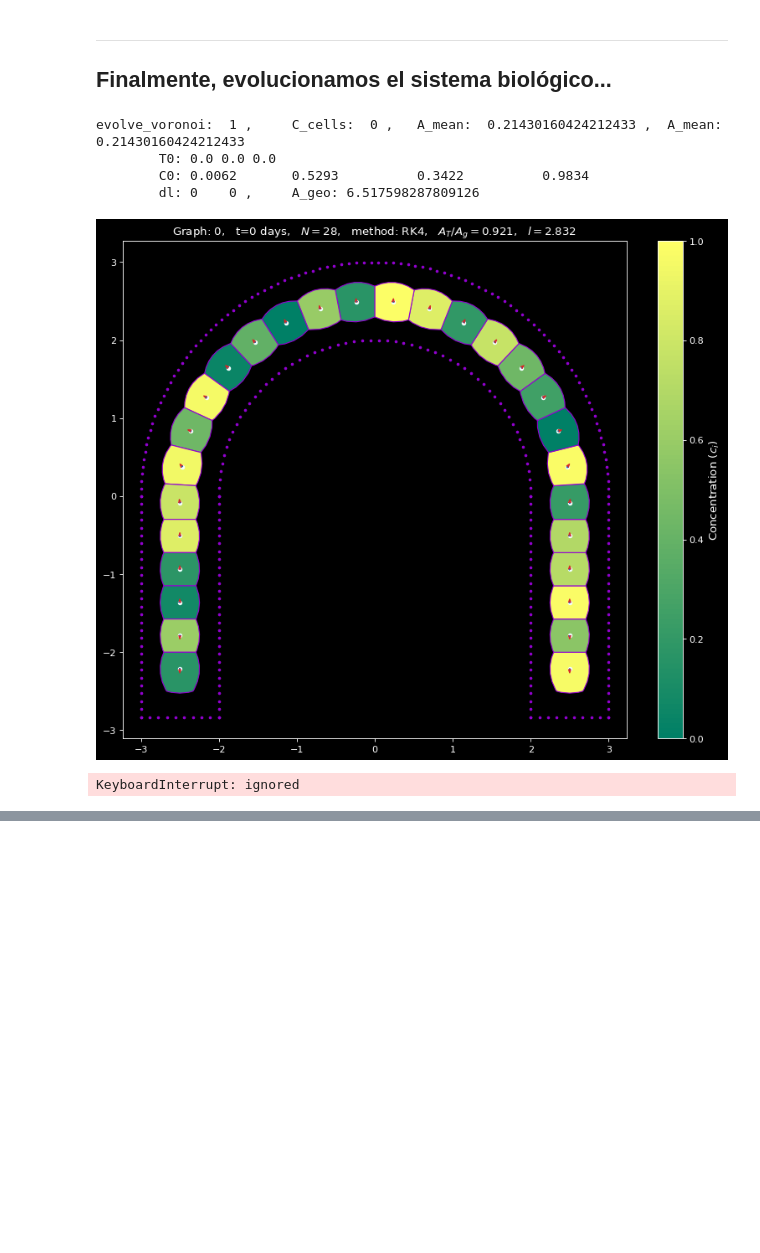
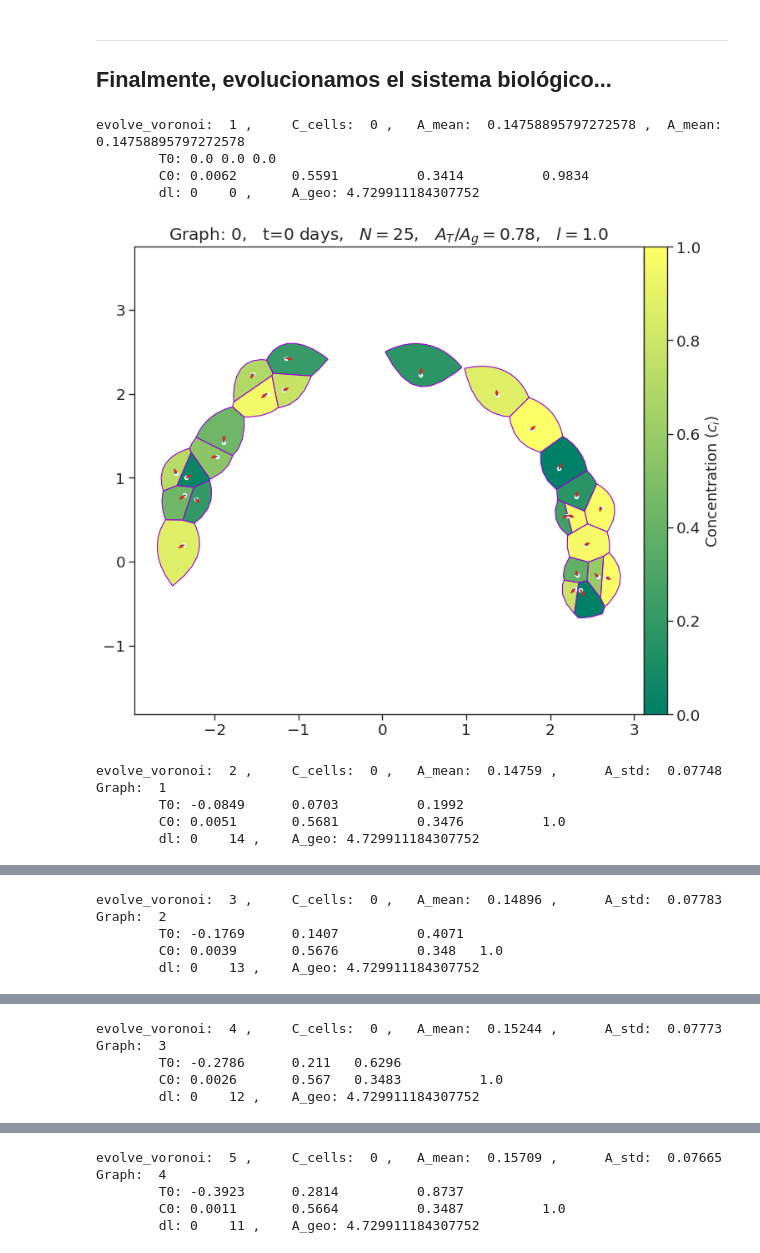
Before and after one commit to joshbrx/biomath_model, a Jupyter notebook: Voronoi_cells_prototipo.ipynb, the cells around one changed output, grey strips where cells are left out. Saved outputs shown, nothing was run; the diff lists cells and outputs as text; code cells hidden in the pictures; blank space fills up the shorter version.

```diff
--- a/Voronoi_cells_prototipo.ipynb
+++ b/Voronoi_cells_prototipo.ipynb
@@ -185,8 +185,8 @@ r = np.array([2.0, 3.0]);
 
 N = 30; l = 1
 structure = get_structure(r, theta, l, n_space, l_div=0.15)
-points = rand_points(r, theta, l, N).T
-# points = org_points(r, theta, l, N).T
+# points = rand_points(r, theta, l, N).T
+points = org_points(r, theta, l, N).T
 
 plt.scatter(points.T[0], points.T[1], color="tab:purple")
 plt.scatter(structure[0], structure[1], color="tab:red")
@@ -637,12 +637,12 @@ def voronoi_forces(K, vor, A_vor, C_vor, N_points, C0, C_cells, alpha, V=None, s
         if not C_cells[i]: ax.fill(X, Y, zorder=-2, edgecolor="darkviolet", facecolor=mycolor(C0[i]))   # rojo = C_alto
         else: ax.fill(X, Y, zorder=-2, edgecolor="darkviolet", facecolor="orange")   # rojo = C_alto
     ax.scatter(points.T[0], points.T[1], color="azure", zorder=-1, s=15);
-    ax.scatter(pts_structure[0], pts_structure[1], color="darkviolet", zorder=0, s=5)
+    # ax.scatter(pts_structure[0], pts_structure[1], color="darkviolet", zorder=0, s=5)
 
     sm = plt.cm.ScalarMappable(cmap=mycolor)
-    cbar = plt.colorbar(sm)
+    cbar = plt.colorbar(sm, pad=0)
     # plt.text(2.95, 0, "Concentración $(c_i)$", color="white", zorder=0, fontsize=16, va='center', rotation=90)
-    cbar.set_label('Concentration $(c_i)$', rotation=90, fontsize=12)
+    cbar.set_label('Concentration $(c_i)$', rotation=90, fontsize=16)
     plt.axis("equal")        # or plt.axis("equal")
     plt.tight_layout()
     return fig, ax
@@ -884,7 +884,7 @@ def euler_solver(K, lenght, vor, X0, C0, T0, C_cells, params, t, N_points, struc
 # %%
 def evolve_vornonoi(r, theta, l, K, vor, C0, C_cells, N, params,
                     step=0.1, lenght=100, iter=20, vel=0.01, method="RK4", A_fixed=None,
-                    scale=1/4, filenames=None, C_list=None, A_list=None, state=True, celldiv=True, l_evol=True, l_step=5, limits=(-0.1, 0.1), c_factor=1.0):
+                    scale=1/4, filenames=None, C_list=None, A_list=None, N_list=None, I_list=None, state=True, celldiv=True, l_evol=True, l_step=5, limits=(-0.1, 0.1), c_factor=1.0):
     """
     solver["RK4"]: Runge-Kutta order 4
     solver["Euler"]: Euler method
@@ -902,6 +902,12 @@ def evolve_vornonoi(r, theta, l, K, vor, C0, C_cells, N, params,
     if A_list == None:
         A_list = []
 
+    if N_list == None:
+        N_list = []
+
+    if I_list == None:
+        I_list = []
+
     points, structure = vor.points[:N], vor.points[N:].T
     solver = {"RK4":RK_solver, "Euler":euler_solver}[method]
 
@@ -917,6 +923,8 @@ def evolve_vornonoi(r, theta, l, K, vor, C0, C_cells, N, params,
     tmp_A = np.std(A_vor)
     C_list.append(C0)
     A_list.append(A_vor)
+    N_list.append(N)
+    I_list.append(np.sum(A_vor)/A_total(r, l, N, cols=1))
 
     print("evolve_voronoi: ", N_div, ",\t C_cells: ",np.sum(C_cells, dtype=int), ",\t A_mean: ",np.mean(A_vor), ",\t A_mean: ",np.mean(A_vor))
     print("\tT0:", np.min(T0), np.mean(T0), np.max(T0))
@@ -924,7 +932,8 @@ def evolve_vornonoi(r, theta, l, K, vor, C0, C_cells, N, params,
     print("\tdl:", round(dl[0],4),"\t", round(dl[1],4),",\t A_geo:", A_total(r, l, N, cols=1))
 
     fig, ax = voronoi_forces(K, vor, A_vor, C_vor, N, C0, C_cells, alpha, V=V_out.T)
-    ax.set_title(f"Graph: {0},   t={0} days,   $N=${N},   method: {method},   $A_T/A_g=${round(np.sum(A_vor)/A_total(r, l, N, cols=1), 3)},   $l=${l}")           # t_real = t/0.3016241
+    ax.set_title(f"Graph: {0},   t={0} days,   $N=${N},   $A_T/A_g=${round(np.sum(A_vor)/A_total(r, l, N, cols=1), 3)},   $l=${l}")           # t_real = t/0.3016241
+    # ax.set_title(f"Graph: {0},   t={0} days,   $N=${N},   method: {method},   $A_T/A_g=${round(np.sum(A_vor)/A_total(r, l, N, cols=1), 3)},   $l=${l}")           # t_real = t/0.3016241
     plt.show()
 
     filename = f'/content/drive/MyDrive/biomath_model/figures/prueba0.png'
@@ -977,9 +986,12 @@ def evolve_vornonoi(r, theta, l, K, vor, C0, C_cells, N, params,
         print("\tdl:", round(dl[0],4),"\t", round(dl[1],4),",\t A_geo:", A_total(r, l, N, cols=1))
         C_list.append(C0)
         A_list.append(A_vor)
+        N_list.append(N)
+        I_list.append(np.sum(A_vor)/A_total(r, l, N, cols=1))
 
         fig, ax = voronoi_forces(K, vor, A_vor, C_vor, N, C0, C_cells, params[0], V=V_out.T)
-        ax.set_title(f"Graph: {i+1},   t={round((i+1)*lenght/l_step*3.016241, 2)} days,   $N=${len(T0)},   method: {method},   $A_T/A_g=${round(np.sum(A_vor)/A_total(r, l, N, cols=1), 3)},   $l=${round(l,3)}")
+        ax.set_title(f"Graph: {i+1},   t={round((i+1)*lenght/l_step*3.016241, 2)} days,   $N=${len(T0)},   $A_T/A_g=${round(np.sum(A_vor)/A_total(r, l, N, cols=1), 3)},   $l=${round(l,3)}")
+        # ax.set_title(f"Graph: {i+1},   t={round((i+1)*lenght/l_step*3.016241, 2)} days,   $N=${len(T0)},   method: {method},   $A_T/A_g=${round(np.sum(A_vor)/A_total(r, l, N, cols=1), 3)},   $l=${round(l,3)}")
         plt.show()
 
         filename = f'/content/drive/MyDrive/biomath_model/figures/prueba{i+1}.png'
@@ -987,35 +999,40 @@ def evolve_vornonoi(r, theta, l, K, vor, C0, C_cells, N, params,
         fig.savefig(filename, bbox_inches='tight')
     return vor, C0, N
 # %%
-plt.style.use('dark_background');
 np.random.seed(4)   #4, 7, 42
+sns.set_context("notebook", font_scale=1.5)   # paper, notebook, talk, and poster
 
-N = 28; l = 2.832
+N = 25; l = 1.0    # l=2.8, N=28
 r = np.array([2, 3]); theta = np.array([0, np.pi])
 
-K, params = [0.03, 0.25, 0.001], [1, 0.262985, 175]            #[k_area, k_centroid, k_vel], [alpha, beta, gamma]
+K, params = [0.045, 0.25, 0.005], [1, 0.262985, 175]            #[k_area, k_centroid, k_vel], [alpha, beta, gamma]
 C0 = np.random.rand(N)
 # C0 = np.random.normal(0.41, 0.15, size=N); C0[np.random.randint(0,N,1)] = 1
 C_cells = np.zeros(N); C_cells[np.random.randint(0,N,N//20)] = 0
 # C_cells = np.zeros(N); C_cells[::6] = 0
 
 structure_vor = get_structure(r, theta, l, 100)
-# points_vor = rand_points(r, theta, l, N).T
-points_vor = org_points(r, theta, l, N).T
+points_vor = rand_points(r, theta, l, N).T
+# points_vor = org_points(r, theta, l, N).T
 
 vor_evo = mk_voronoi(points_vor, structure_vor)
 
 filenames = [];
 C_list = [];
 A_list = [];
+N_list = [];
+I_list = [];
 evolve_vornonoi(r, theta, l, K, vor_evo, C0, C_cells, N, params,
-                step=0.1, lenght=(1.95)*2*np.pi, iter=600, vel=0.005, method="RK4", A_fixed=A_total(r, l, N, cols=1),
+                step=0.1, lenght=(1.95)*2*np.pi, iter=400, vel=0.005, method="RK4", A_fixed=A_total(r, l, N, cols=1),
                 # step=0.1, lenght=(1.95)*2*np.pi, iter=3060, vel=0.005, method="RK4", A_fixed=A_total(r, l, N, cols=1),
-                scale=1/4, filenames=filenames, C_list=C_list, A_list=A_list, state=False, celldiv=True, l_evol=True, l_step=10, limits=(-0.32, 0.3), c_factor=5.0)
+                scale=1/4, filenames=filenames, C_list=C_list, A_list=A_list, N_list=N_list, I_list=I_list, state=False, celldiv=True, l_evol=True, l_step=14, limits=(-0.15, 0.15), c_factor=1.0)
 # %% [output]
-evolve_voronoi:  1 ,     C_cells:  0 ,   A_mean:  0.21430160424212433 ,  A_mean:  0.21430160424212433
+evolve_voronoi:  1 ,     C_cells:  0 ,   A_mean:  0.14758895797272578 ,  A_mean:  0.14758895797272578
         T0: 0.0 0.0 0.0
-        C0: 0.0062       0.5293          0.3422          0.9834
-        dl: 0    0 ,     A_geo: 6.517598287809126
+        C0: 0.0062       0.5591          0.3414          0.9834
+        dl: 0    0 ,     A_geo: 4.729911184307752
-[figure, old version]
+[figure, new version]
-KeyboardInterrupt: ignored
+evolve_voronoi:  2 ,     C_cells:  0 ,   A_mean:  0.14759 ,      A_std:  0.07748 Graph:  1
+        T0: -0.0849      0.0703          0.1992
+        C0: 0.0051       0.5681          0.3476          1.0
+        dl: 0    14 ,    A_geo: 4.729911184307752
@@ -1021,0 +1040,4 @@ KeyboardInterrupt: ignored
+evolve_voronoi:  3 ,     C_cells:  0 ,   A_mean:  0.14896 ,      A_std:  0.07783 Graph:  2
+        T0: -0.1769      0.1407          0.4071
+        C0: 0.0039       0.5676          0.348   1.0
+        dl: 0    13 ,    A_geo: 4.729911184307752
@@ -1021,0 +1045,4 @@ KeyboardInterrupt: ignored
+evolve_voronoi:  4 ,     C_cells:  0 ,   A_mean:  0.15244 ,      A_std:  0.07773 Graph:  3
+        T0: -0.2786      0.211   0.6296
+        C0: 0.0026       0.567   0.3483          1.0
+        dl: 0    12 ,    A_geo: 4.729911184307752
@@ -1022,3 +1050,7 @@ KeyboardInterrupt: ignored
+evolve_voronoi:  5 ,     C_cells:  0 ,   A_mean:  0.15709 ,      A_std:  0.07665 Graph:  4
+        T0: -0.3923      0.2814          0.8737
+        C0: 0.0011       0.5664          0.3487          1.0
+        dl: 0    11 ,    A_geo: 4.729911184307752
 # %%
 plt.style.use('default')
 sns.set_style("darkgrid")
```
Also changed, not shown: parts of 12 cells of this notebook.
